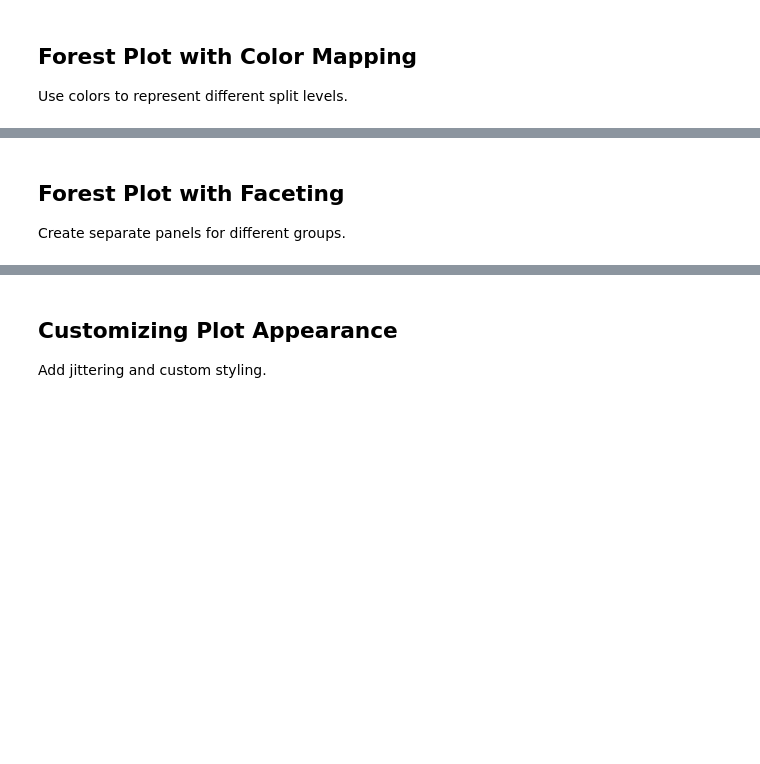
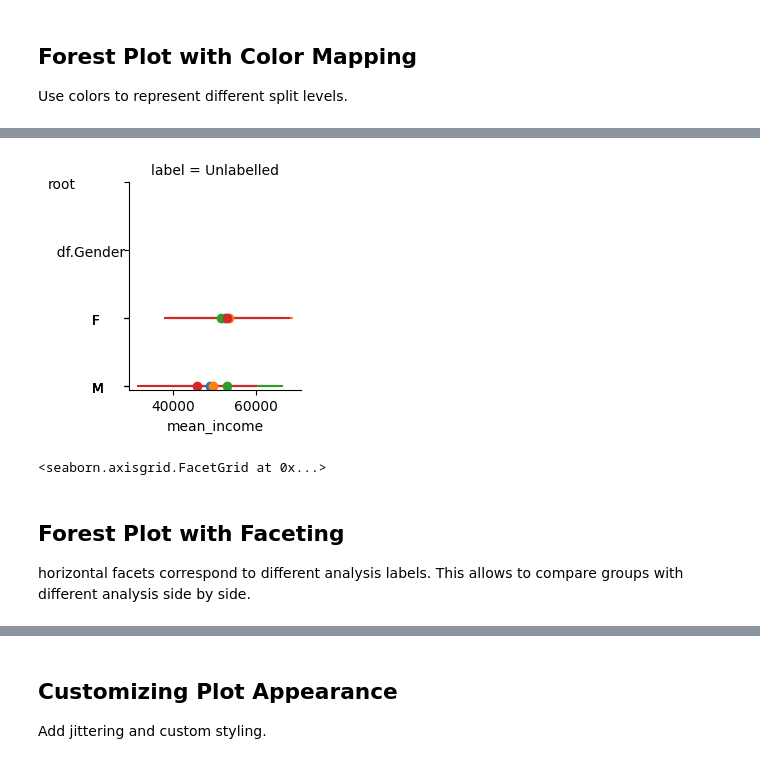
Before and after one commit to BFalquet/pyMyriad, a Jupyter notebook: examples/notebooks/04_plots.ipynb, the cells around one changed output, grey strips where cells are left out. Drawn from its saved outputs; the diff is of its cells as text; code cells hidden in the pictures; blank space fills up the shorter version.

```diff
--- a/examples/notebooks/04_plots.ipynb
+++ b/examples/notebooks/04_plots.ipynb
@@ -49,8 +57,11 @@ forest_plot(result, x="mean_income", xerr="sem_income", col="df.Gender")
 # %%
 # Color by Country
-forest_plot(result, x="mean_income", xerr="sem_income", col="df.Country")
+forest_plot(result, x="mean_income", x_err="std_income", col="df.Country")
+# %% [output]
+[figure, added]
+<seaborn.axisgrid.FacetGrid at 0x...>
 # %% [markdown]
 ## Forest Plot with Faceting
 
-Create separate panels for different groups.
+horizontal facets correspond to different analysis labels. This allows to compare groups with different analysis side by side.
 # %%
```
Also changed, not shown: parts of 13 cells of this notebook, 9 other files.
